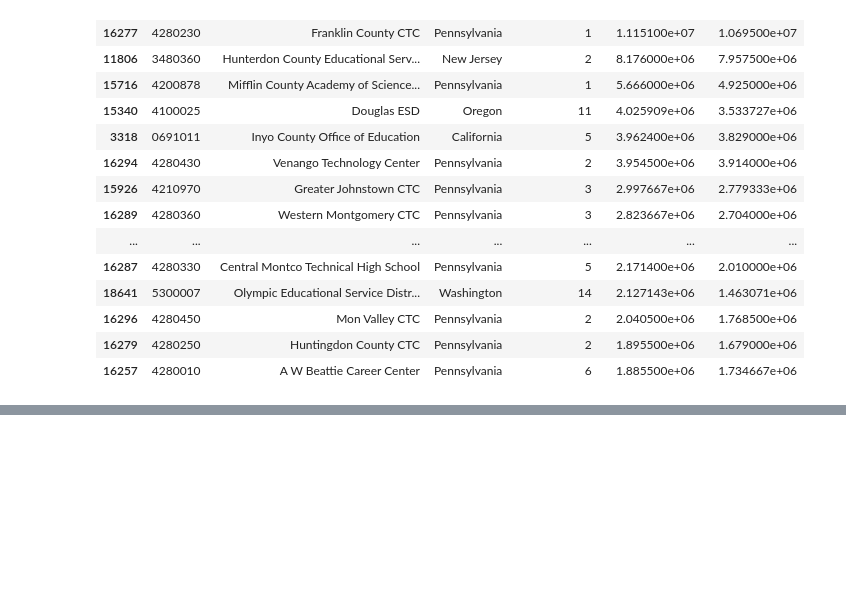
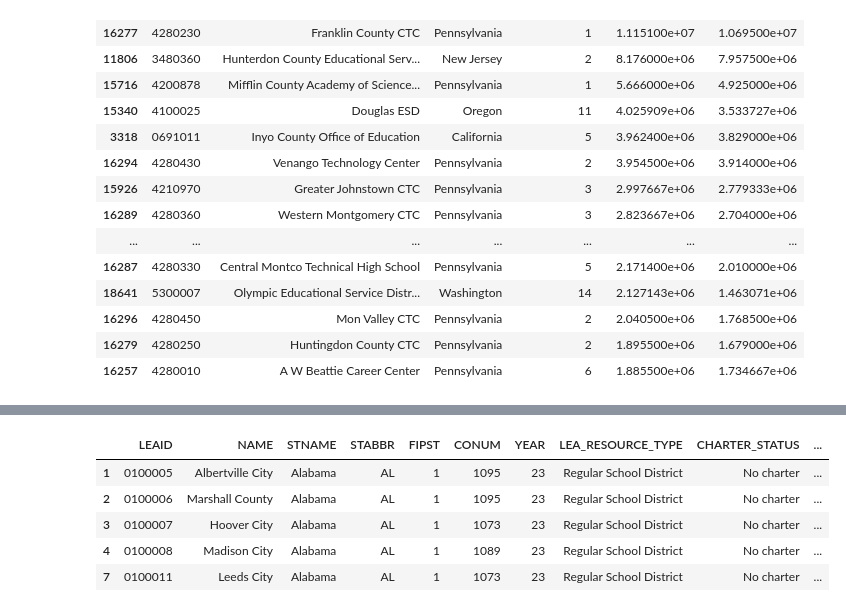
Before and after one commit to asarathy94/pediatric-mental-health-analysis, a Jupyter notebook: notebooks/03_nces_fiscal_cleaning.ipynb, the cells around one changed output, grey strips where cells are left out. Saved outputs shown, nothing was run; the diff lists cells and outputs as text; code cells hidden in the pictures; blank space fills up the shorter version.

```diff
--- a/notebooks/03_nces_fiscal_cleaning.ipynb
+++ b/notebooks/03_nces_fiscal_cleaning.ipynb
@@ -476,0 +530,10 @@ nces_fiscal_clean[
+# %%
+nces_fiscal_clean["CHARTER_STATUS"] = (
+    nces_fiscal_clean["AGCHRT"]
+    .map({
+        "1": "All charter",
+        "2": "Some charter",
+        "3": "No charter",
+        "N": "Not applicable / unknown"
+    })
+)
@@ -476,0 +566,66 @@ nces_fiscal_clean[
+# %%
+nces_fiscal_clean["PER_PUPIL_COMPARABLE"] = (
+    nces_fiscal_clean["LEA_RESOURCE_TYPE"] == "Regular School District"
+)
+# %%
+nces_fiscal_clean["PER_PUPIL_COMPARABLE"] = (
+    nces_fiscal_clean["LEA_RESOURCE_TYPE"] == "Regular School District"
+)
+# %%
+final_fiscal_cols = [
+    # Identifiers / geography
+    "LEAID",
+    "NAME",
+    "STNAME",
+    "STABBR",
+    "FIPST",
+    "CONUM",
+    "YEAR",
+
+    # Classification
+    "LEA_RESOURCE_TYPE",
+    "CHARTER_STATUS",
+    "PER_PUPIL_COMPARABLE",
+
+    # Enrollment
+    "MEMBERSCH",
+
+    # Revenue
+    "TOTALREV",
+    "TFEDREV",
+    "TSTREV",
+    "TLOCREV",
+
+    # Expenditures
+    "TOTALEXP",
+    "TCURELSC",
+    "TCURINST",
+    "TCURSSVC",
+    "TCUROTH",
+    "TCAPOUT",
+
+    # Granular support services
+    "E17",   # student support
+    "E07",   # instructional staff support
+    "E09",   # school administration
+    "V45",   # transportation
+
+    # Per-pupil measures
+    "REV_PER_PUPIL",
+    "EXP_PER_PUPIL",
+    "INST_PER_PUPIL",
+    "SUPPORT_PER_PUPIL",
+    "FEDREV_PER_PUPIL",
+    "STATEREV_PER_PUPIL",
+    "LOCALREV_PER_PUPIL",
+    "STUDENT_SUPPORT_PER_PUPIL",
+    "INST_STAFF_SUPPORT_PER_PUPIL",
+    "SCHOOL_ADMIN_PER_PUPIL",
+    "TRANSPORT_PER_PUPIL"
+]
+
+nces_fiscal_final = nces_fiscal_clean[final_fiscal_cols].copy()
+
+print("Final shape:", nces_fiscal_final.shape)
+nces_fiscal_final.head()
+# %% [output]
@@ -476,0 +633,6 @@ nces_fiscal_clean[
+|  | LEAID | NAME | STNAME | STABBR | FIPST | CONUM | YEAR | LEA_RESOURCE_TYPE | CHARTER_STATUS | ... |
+| 1 | 0100005 | Albertville City | Alabama | AL | 1 | 1095 | 23 | Regular School District | No charter | ... |
+| 2 | 0100006 | Marshall County | Alabama | AL | 1 | 1095 | 23 | Regular School District | No charter | ... |
+| 3 | 0100007 | Hoover City | Alabama | AL | 1 | 1073 | 23 | Regular School District | No charter | ... |
+| 4 | 0100008 | Madison City | Alabama | AL | 1 | 1089 | 23 | Regular School District | No charter | ... |
+| 7 | 0100011 | Leeds City | Alabama | AL | 1 | 1073 | 23 | Regular School District | No charter | ... |
```
Also changed, not shown: parts of 7 cells of this notebook, 19 other files.
